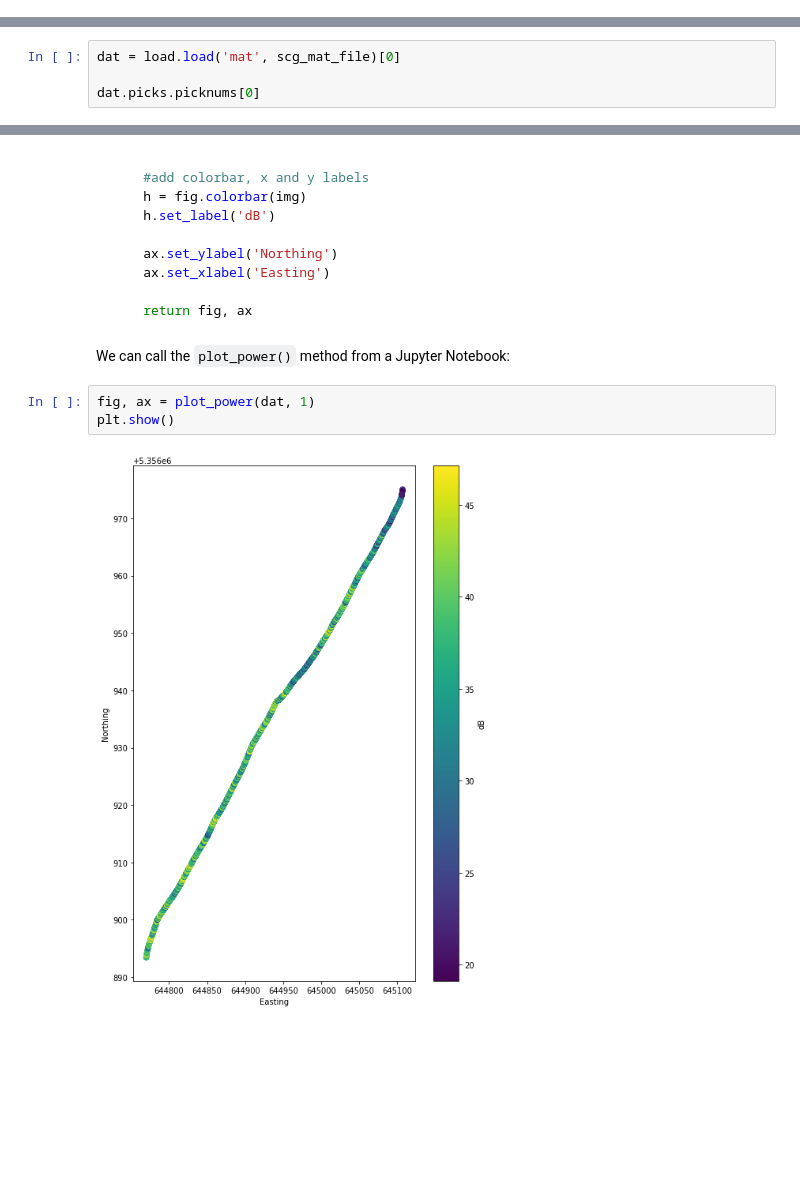
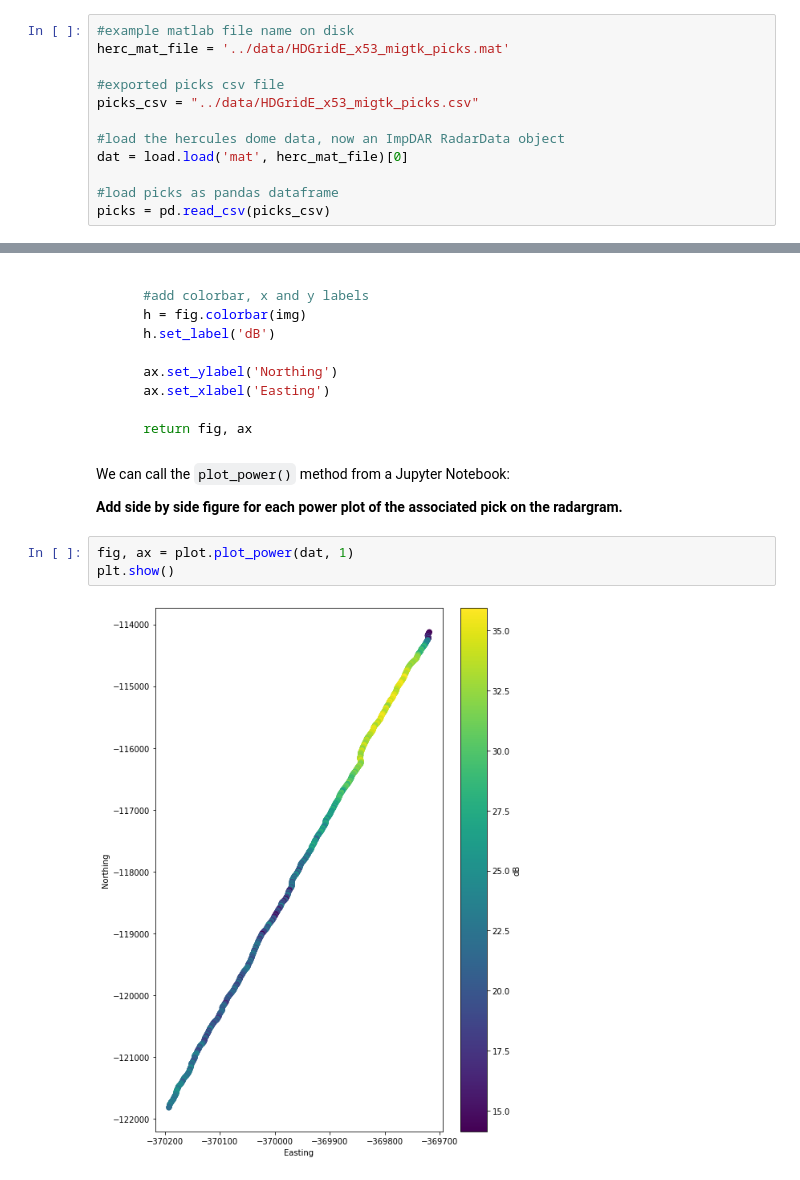
Before and after one commit to Jakidxav/ImpDAR_tutorials, a Jupyter notebook: plot_power/impdar_plot_power.ipynb, the cells around one changed output, grey strips where cells are left out. Saved outputs shown, nothing was run; the diff lists cells and outputs as text; blank space fills up the shorter version.

Commit message:
switching to herc dome data for pick/power plotting tutorial

`````diff
--- a/plot_power/impdar_plot_power.ipynb
+++ b/plot_power/impdar_plot_power.ipynb
@@ -23,0 +18,12 @@ Image(scg_image_file)
+# %%
+#example matlab file name on disk
+herc_mat_file = '../data/HDGridE_x53_migtk_picks.mat'
+
+#exported picks csv file
+picks_csv = "../data/HDGridE_x53_migtk_picks.csv"
+
+#load the hercules dome data, now an ImpDAR RadarData object
+dat = load.load('mat', herc_mat_file)[0]
+
+#load picks as pandas dataframe
+picks = pd.read_csv(picks_csv)
@@ -24,6 +87,2 @@ Image(scg_image_file)
 # %% [markdown]
 We can load the data file in ImpDAR, and access the picks and their corresponding indices with `data.picks` and `dat.picks.picknums` respectively.
-# %%
-dat = load.load('mat', scg_mat_file)[0]
-
-dat.picks.picknums[0]
@@ -78,8 +170,10 @@ def plot_power(dat, idx):
 ````
 # %% [markdown]
 We can call the `plot_power()` method from a Jupyter Notebook:
+
+**Add side by side figure for each power plot of the associated pick on the radargram.**
 # %%
-fig, ax = plot_power(dat, 1)
+fig, ax = plot.plot_power(dat, 1)
 plt.show()
 # %% [output]
-[figure, old version]
+[figure, new version]
`````
Also changed, not shown: parts of 14 cells of this notebook.
